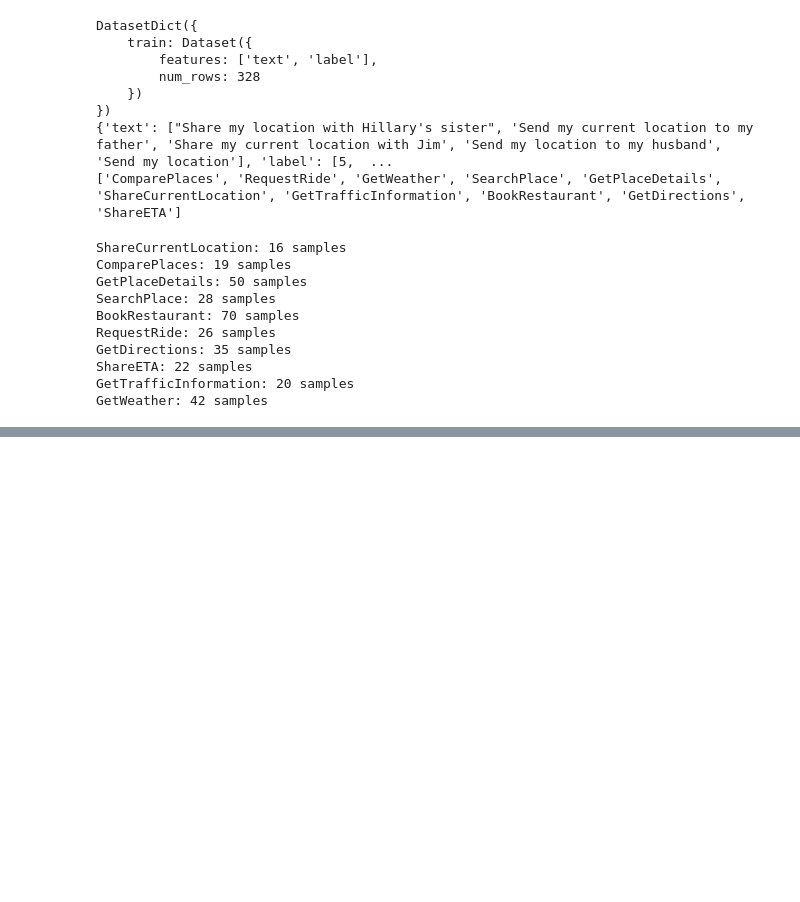
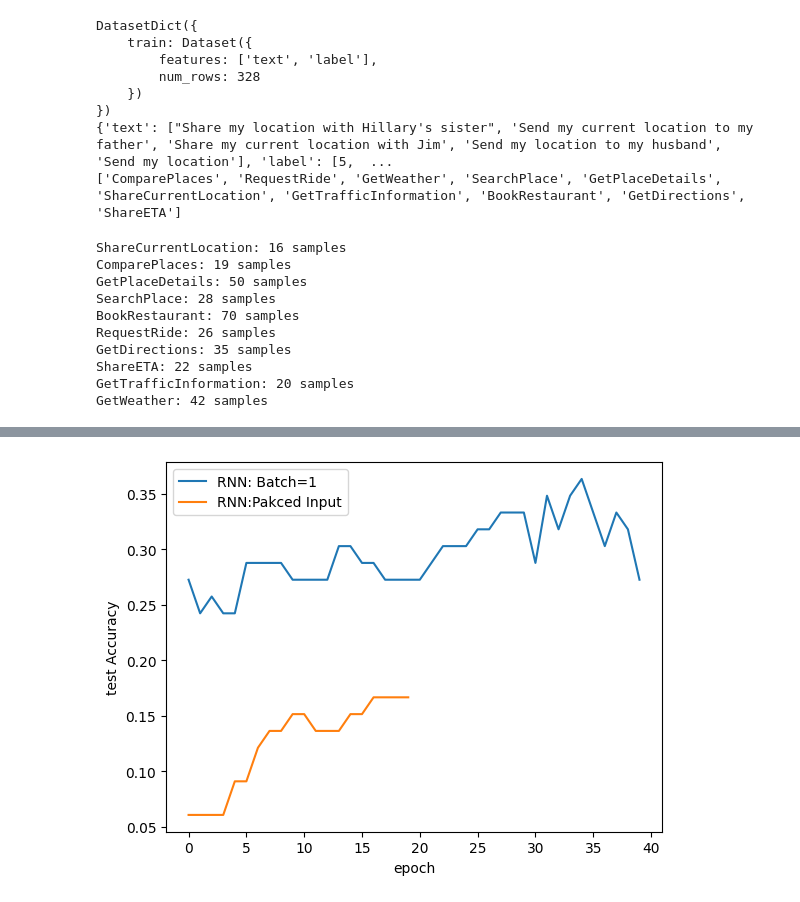
Before and after one commit to Melsonwang1/computer-vision-assignment, a Jupyter notebook: RNN2.ipynb, the cells around one changed output, grey strips where cells are left out. Saved outputs shown, nothing was run; the diff lists cells and outputs as text; code cells hidden in the pictures; blank space fills up the shorter version.

Commit message:
Did pad and pack

```diff
--- a/RNN2.ipynb
+++ b/RNN2.ipynb
@@ -263,0 +306,15 @@ sns.lineplot(x='epoch', y='test Accuracy', data=batch_one_train, label='RNN')
+# %%
+B = 16
+train_loader = DataLoader(train_data, batch_size=B, shuffle=True, \
+                          collate_fn=pad_and_pack)
+test_loader = DataLoader(test_data, batch_size=B, shuffle=False, \
+                         collate_fn=pad_and_pack)
+# %%
+rnn_packed = nn.Sequential(
+  EmbeddingPackable(nn.Embedding(vocab_size, D)), #(B, T) -> (B, T, D)
+  nn.RNN(D, hidden_nodes, batch_first=True), #(B, T, D) -> ( (B,T,D) , (S, B, D)  )
+  LastTimeStep(), #We need to take the RNN output and reduce it to one item, (B, D)
+  nn.Linear(hidden_nodes, classes), #(B, D) -> (B, classes)
+)
+
+rnn_packed.to(device)
@@ -263,0 +330,13 @@ sns.lineplot(x='epoch', y='test Accuracy', data=batch_one_train, label='RNN')
+# %%
+packed_train = train_simple_network(rnn_packed, loss_func, \
+                                    train_loader, \
+                                    test_loader=test_loader, \
+                                    score_funcs={'Accuracy': \
+                                                 accuracy_score}, \
+                                    device=device, epochs=20)
+# %%
+sns.lineplot(x='epoch', y='test Accuracy', data=batch_one_train, \
+             label='RNN: Batch=1')
+sns.lineplot(x='epoch', y='test Accuracy', data=packed_train, \
+             label='RNN:Pakced Input')
+# %% [output]
@@ -263,0 +344 @@ sns.lineplot(x='epoch', y='test Accuracy', data=batch_one_train, label='RNN')
+[figure, added]
```
Also changed, not shown: parts of 10 cells of this notebook.
